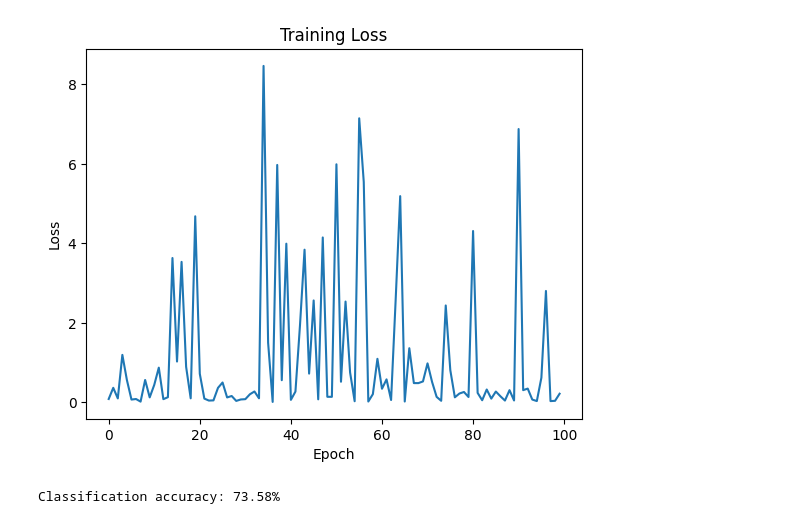
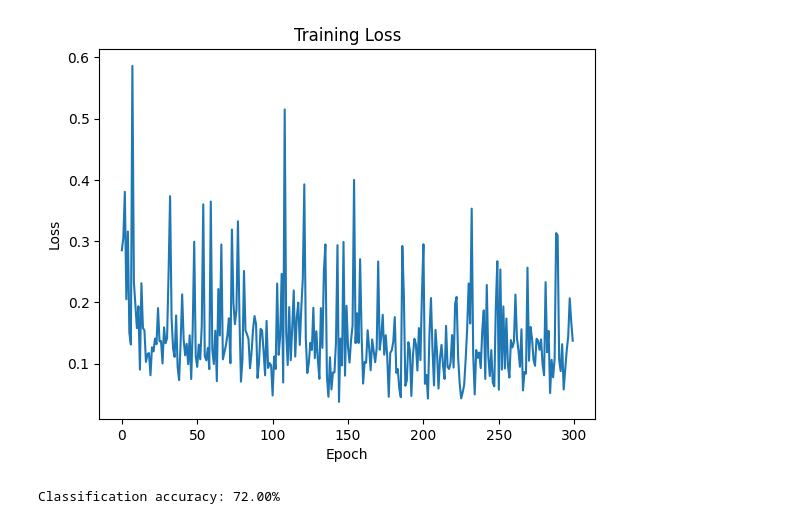
Before and after one commit to czarodziejszyn/ssne, a Jupyter notebook: projekt2/predictor.ipynb, the cells around one changed output. Cells and saved outputs as stored; diff of their text form; code cells hidden in the pictures.

```diff
--- a/projekt2/predictor.ipynb
+++ b/projekt2/predictor.ipynb
@@ -20,23 +18,25 @@ def assign_interval(value):
 class MNISTClassifier_Dropout(nn.Module):
     def __init__(self):
         super(MNISTClassifier_Dropout, self).__init__()
-        self.layer1 = nn.Linear(23, 64)
-        self.bn1 = nn.BatchNorm1d(64)
+        self.layer1 = nn.Linear(23, 256)
+        self.bn1 = nn.BatchNorm1d(256)
         self.act1 = nn.ReLU()
-        self.dropout1 = nn.Dropout(0.4)
+        self.dropout1 = nn.Dropout(0.5)
 
-        self.layer2 = nn.Linear(64, 64)
-        self.bn2 = nn.BatchNorm1d(64)
+        self.layer2 = nn.Linear(256, 256)
+        self.bn2 = nn.BatchNorm1d(256)
         self.act2 = nn.ReLU()
-        self.dropout2 = nn.Dropout(0.4)
+        self.dropout2 = nn.Dropout(0.5)
 
-        self.layer3 = nn.Linear(64, 3)
+        self.layer3 = nn.Linear(256, 3)
 
     def forward(self, x):
         x = self.act1(self.bn1(self.layer1(x)))
         x = self.dropout1(x)
+
         x = self.act2(self.bn2(self.layer2(x)))
         x = self.dropout2(x)
+
         x = self.layer3(x)
         return x
 # %%
@@ -71,19 +71,19 @@ class_weights = 1.0 / class_counts.float()
 class_weights = class_weights / class_weights.sum()
 sampler = data.WeightedRandomSampler(weights=class_weights[train_labels], num_samples=len(train_labels), replacement=True)
 
-train_loader = data.DataLoader(train_dataset, batch_size=32, sampler=sampler)
-test_loader = data.DataLoader(test_dataset, batch_size=32, shuffle=False)
+train_loader = data.DataLoader(train_dataset, batch_size=64, sampler=sampler)
+test_loader = data.DataLoader(test_dataset, batch_size=64, shuffle=False)
 # %%
 model = MNISTClassifier_Dropout()
 criterion = nn.CrossEntropyLoss(weight=class_weights)
-opt_bn = torch.optim.Adam(model.parameters(), lr=0.001)
+opt_bn = torch.optim.Adam(model.parameters(), lr=0.0005)
 # %%
 device = torch.device("cuda" if torch.cuda.is_available() else "cpu")
 model.to(device)
 
 losses = []
 model.train()
-for epoch in range(100):
+for epoch in range(300):
     for x, y in train_loader:
         x, y = x.to(device), y.to(device)
         opt_bn.zero_grad()
@@ -121,4 +121,4 @@ Epoch: 99, Loss: 0.21669653058052063
-[figure, old version]
+[figure, new version]
 # %%
 model.eval()
 y_pred_list = []
@@ -138,4 +138,4 @@ accuracy = (correct_predictions / len(y_pred_list)) * 100
 
 print(f"Classification accuracy: {accuracy:.2f}%")
 # %% [output]
-Classification accuracy: 73.58%
+Classification accuracy: 72.00%
```
Also changed, not shown: parts of 2 cells of this notebook.
